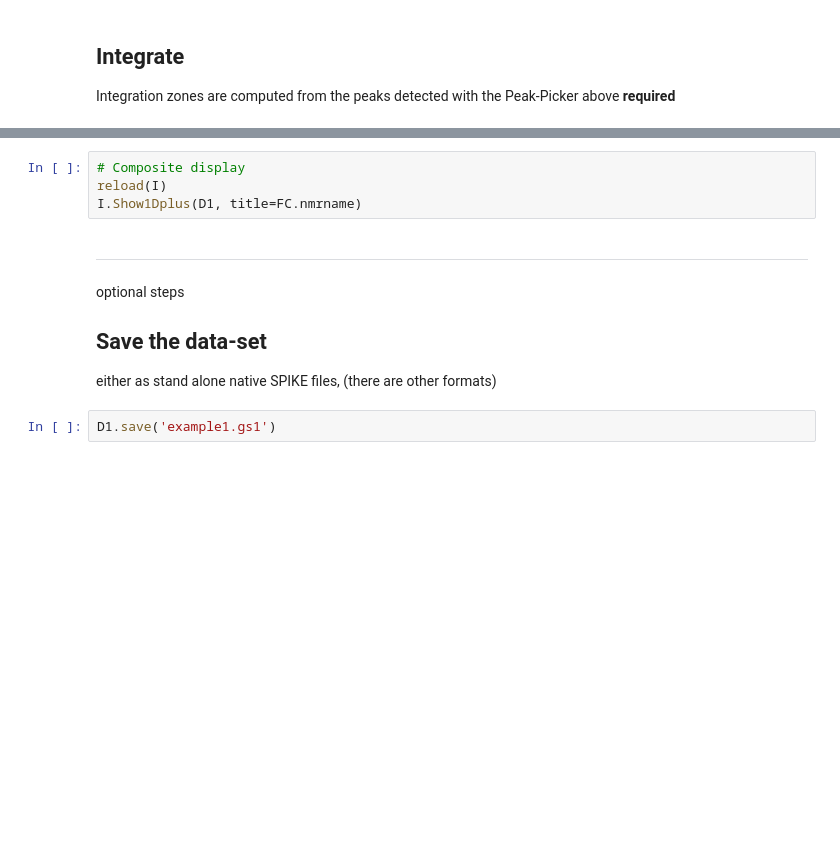
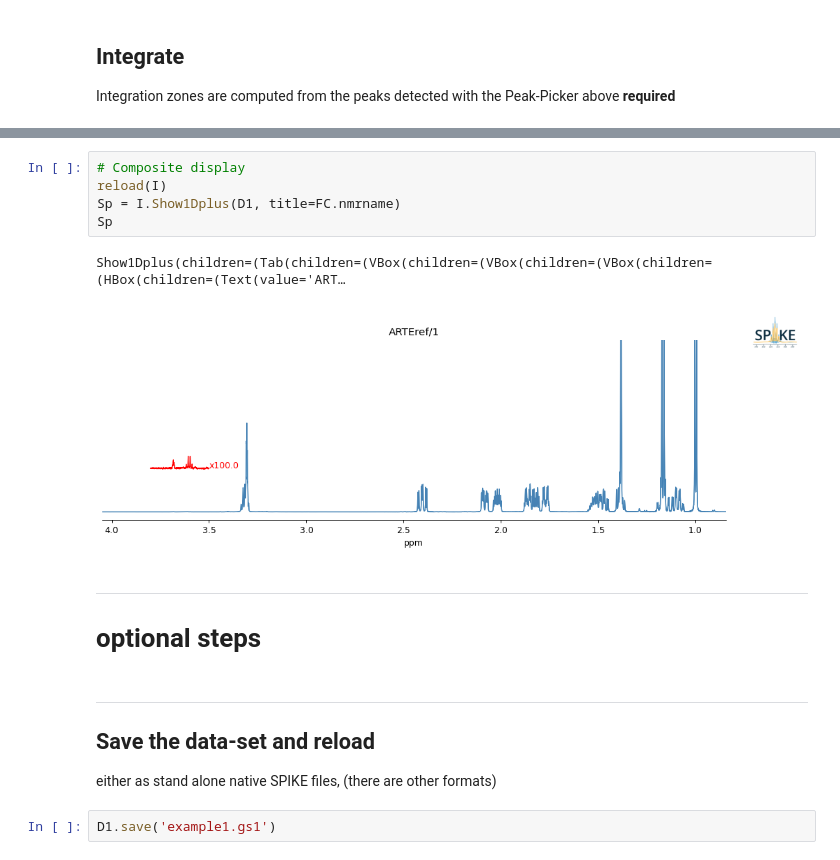
Before and after one commit to spike-project/spike, a Jupyter notebook: Notebooks/Proc1DNMR.ipynb, the cells around one changed output, grey strips where cells are left out. Cells and saved outputs as stored; diff of their text form; blank space fills up the shorter version.

```diff
--- a/Notebooks/Proc1DNMR.ipynb
+++ b/Notebooks/Proc1DNMR.ipynb
@@ -197,12 +216,18 @@ label y pos -1
 # %%
 # Composite display
 reload(I)
-I.Show1Dplus(D1, title=FC.nmrname)
+Sp = I.Show1Dplus(D1, title=FC.nmrname)
+Sp
+# %% [output]
+Show1Dplus(children=(Tab(children=(VBox(children=(VBox(children=(VBox(children=(HBox(children=(Text(value='ART…
+[figure, added]
+# %% [markdown]
+---
+# optional steps
 # %% [markdown]
 ---
-optional steps
 
-## Save the data-set
+## Save the data-set and reload
 either as stand alone native SPIKE files, (there are other formats)
 # %%
 D1.save('example1.gs1')
```
Also changed, not shown: parts of 11 cells of this notebook, 7 other files.
